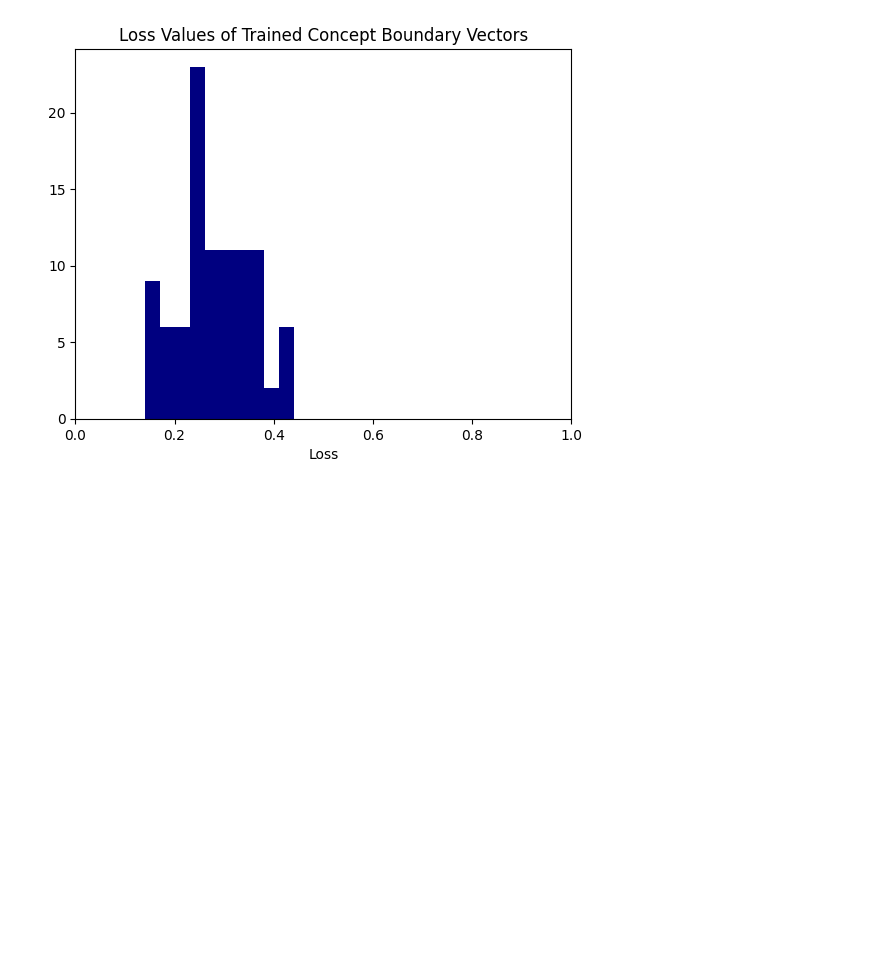
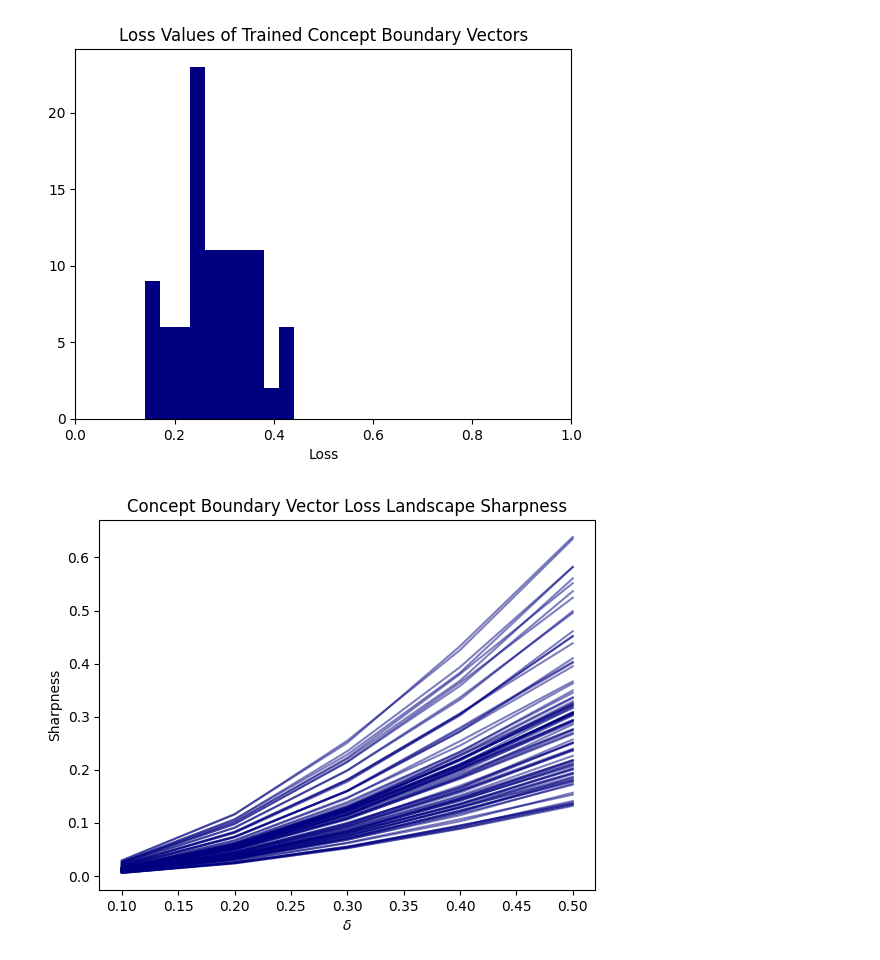
Before and after one commit to ThomasWalker1/Expositions, a Jupyter notebook: concept_boundary_vectors/cnn/concept_boundary_vectors.ipynb, the cells around one changed output. Cells and saved outputs as stored; diff of their text form; code cells hidden in the pictures; blank space fills up the shorter version.

Commit message:
cbv loss sharpness

```diff
--- a/concept_boundary_vectors/cnn/concept_boundary_vectors.ipynb
+++ b/concept_boundary_vectors/cnn/concept_boundary_vectors.ipynb
@@ -61,3 +89,16 @@ plt.xlabel('Loss')
 plt.show()
 # %% [output]
 [figure]
+# %%
+loss_sharpness_file=open(f'{external_path}\\concept_boundary_vectors\\loss_sharpness','rb')
+loss_sharpness=pickle.load(loss_sharpness_file)
+loss_sharpness_file.close()
+colors=plt.cm.jet(np.linspace(0,1,2))
+for values in loss_sharpness.values():
+    plt.plot(np.arange(0.1,0.51,0.1),values,alpha=0.5,color=colors[0])
+plt.title('Concept Boundary Vector Loss Landscape Sharpness')
+plt.ylabel('Sharpness')
+plt.xlabel('$\\delta$')
+plt.show()
+# %% [output]
+[figure, added]
```
Also changed, not shown: parts of 1 cell of this notebook.
